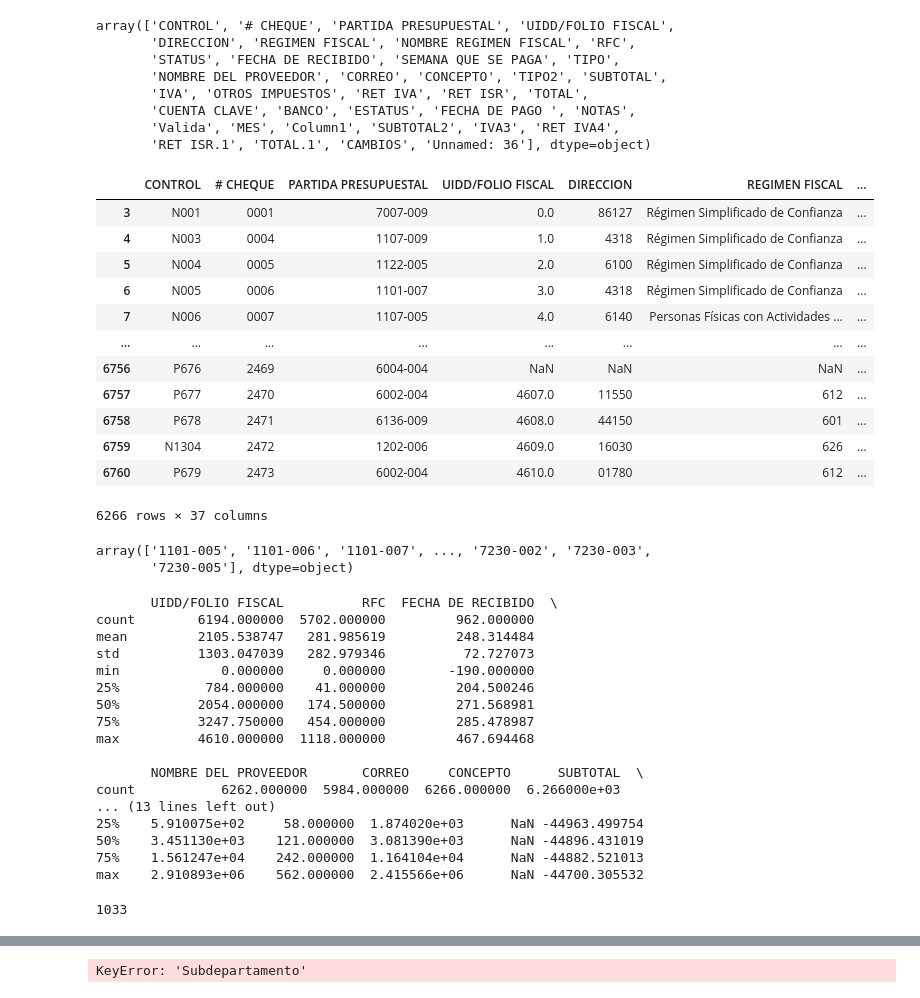
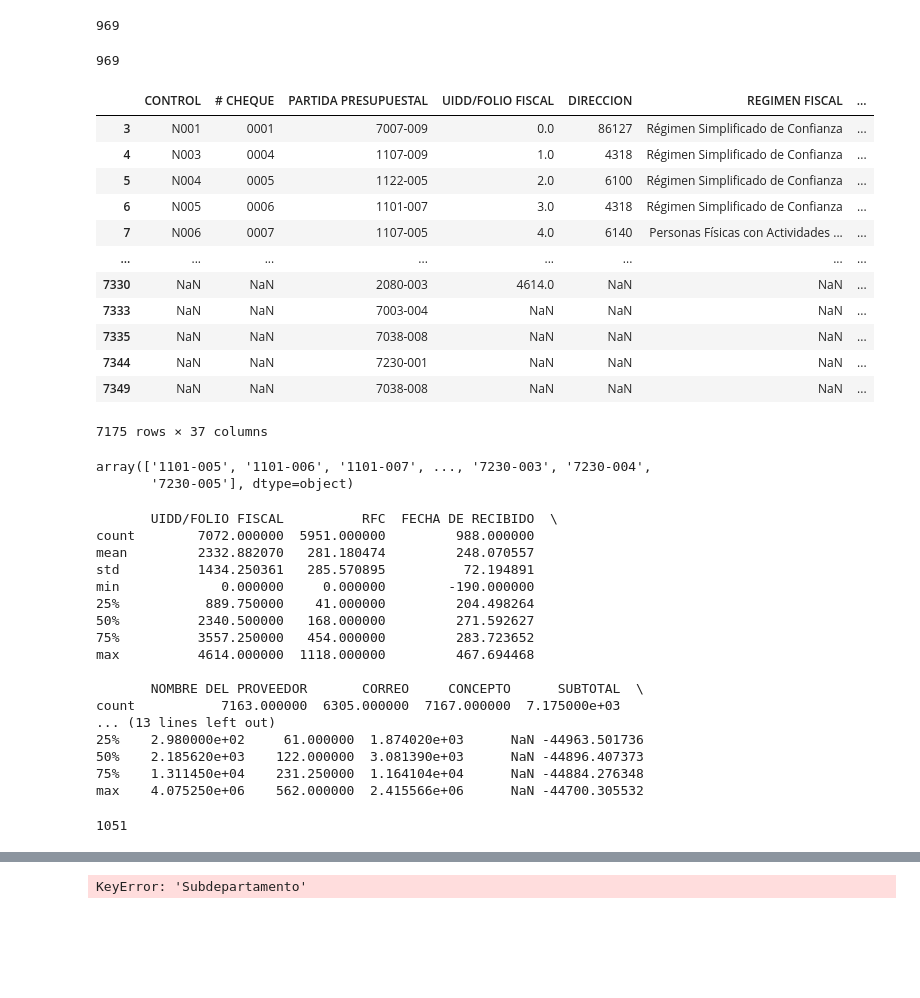
Before and after one commit to BertecM/Explore-proy, a Jupyter notebook: pryoecto.ipynb, the cells around one changed output, grey strips where cells are left out. Saved outputs shown, nothing was run; the diff lists cells and outputs as text; code cells hidden in the pictures; blank space fills up the shorter version.

```diff
--- a/pryoecto.ipynb
+++ b/pryoecto.ipynb
@@ -8,58 +8,56 @@ import numpy as np
 df_resumen = pd.read_excel("data/CR EJEMPLO MOD.xlsx", sheet_name="Data")
 #df_detalle = pd.read_excel("pf excel.xlsx", sheet_name="Sheet2")
 df_resumen.columns.values
+print(df_resumen['FECHA DE PAGO '].isnull().sum())
 # %% [output]
-array(['CONTROL', '# CHEQUE', 'PARTIDA PRESUPUESTAL', 'UIDD/FOLIO FISCAL',
-       'DIRECCION', 'REGIMEN FISCAL', 'NOMBRE REGIMEN FISCAL', 'RFC',
-       'STATUS', 'FECHA DE RECIBIDO', 'SEMANA QUE SE PAGA', 'TIPO',
-       'NOMBRE DEL PROVEEDOR', 'CORREO', 'CONCEPTO', 'TIPO2', 'SUBTOTAL',
-       'IVA', 'OTROS IMPUESTOS', 'RET IVA', 'RET ISR', 'TOTAL',
-       'CUENTA CLAVE', 'BANCO', 'ESTATUS', 'FECHA DE PAGO ', 'NOTAS',
-       'Valida', 'MES', 'Column1', 'SUBTOTAL2', 'IVA3', 'RET IVA4',
-       'RET ISR.1', 'TOTAL.1', 'CAMBIOS', 'Unnamed: 36'], dtype=object)
+969
 # %%
 # Eliminar filas vacías o irrelevantes en df_resumen
 df_numeros = df_resumen.dropna(subset=["TIPO", "Valida", "TIPO","TOTAL","FECHA DE PAGO ","SUBTOTAL","PARTIDA PRESUPUESTAL"], how='all')
+print(df_numeros['FECHA DE PAGO '].isnull().sum())
+
+# Asegurar que los datos numéricos estén en el formato correcto
+df_numeros["FECHA DE PAGO "]=df_numeros["FECHA DE PAGO "].fillna(method="pad")
+df_numeros = df_numeros[pd.to_numeric(df_numeros['FECHA DE PAGO '], errors='coerce').notna()]
 
 
-# Asegurar que los datos numéricos estén en el formato correcto
-df_numeros = df_numeros[pd.to_numeric(df_numeros['FECHA DE PAGO '], errors='coerce').notna()]
 df_numeros=df_numeros.loc[df_numeros["FECHA DE PAGO "] != -45168, :]
 cuentas=df_numeros["PARTIDA PRESUPUESTAL"].unique()
 cuentas.sort()
 cuentas=cuentas[:-9]
 df_numeros=df_numeros[df_numeros['PARTIDA PRESUPUESTAL'].isin(cuentas)]
 #df_numeros=df_numeros.loc[df_numeros["Valida"] != "Balance", :]
 df_numeros["FECHA DE PAGO "]=df_numeros["FECHA DE PAGO "]-df_numeros["FECHA DE PAGO "].min()
-df_numeros=df_numeros.loc[df_numeros["FECHA DE PAGO "] >= 0, :]
+#df_numeros=df_numeros.loc[df_numeros["FECHA DE PAGO "] >= 0, :]
 df_numeros = df_numeros.dropna(subset=['TOTAL'])
 df_numeros = df_numeros.dropna(subset=['SUBTOTAL'])
 df_numeros = df_numeros.dropna(subset=['PARTIDA PRESUPUESTAL'])
 
 
 display(df_numeros)
 #np.sum(df_numeros["SUBTOTAL"])
 cuentas
 # %% [output]
+969
 |  | CONTROL | # CHEQUE | PARTIDA PRESUPUESTAL | UIDD/FOLIO FISCAL | DIRECCION | REGIMEN FISCAL | ... |
 | 3 | N001 | 0001 | 7007-009 | 0.0 | 86127 | Régimen Simplificado de Confianza | ... |
 | 4 | N003 | 0004 | 1107-009 | 1.0 | 4318 | Régimen Simplificado de Confianza | ... |
 | 5 | N004 | 0005 | 1122-005 | 2.0 | 6100 | Régimen Simplificado de Confianza | ... |
 | 6 | N005 | 0006 | 1101-007 | 3.0 | 4318 | Régimen Simplificado de Confianza | ... |
 | 7 | N006 | 0007 | 1107-005 | 4.0 | 6140 | Personas Físicas con Actividades ... | ... |
 | ... | ... | ... | ... | ... | ... | ... | ... |
-| 6756 | P676 | 2469 | 6004-004 | NaN | NaN | NaN | ... |
-| 6757 | P677 | 2470 | 6002-004 | 4607.0 | 11550 | 612 | ... |
-| 6758 | P678 | 2471 | 6136-009 | 4608.0 | 44150 | 601 | ... |
-| 6759 | N1304 | 2472 | 1202-006 | 4609.0 | 16030 | 626 | ... |
-| 6760 | P679 | 2473 | 6002-004 | 4610.0 | 01780 | 612 | ... |
+| 7330 | NaN | NaN | 2080-003 | 4614.0 | NaN | NaN | ... |
+| 7333 | NaN | NaN | 7003-004 | NaN | NaN | NaN | ... |
+| 7335 | NaN | NaN | 7038-008 | NaN | NaN | NaN | ... |
+| 7344 | NaN | NaN | 7230-001 | NaN | NaN | NaN | ... |
+| 7349 | NaN | NaN | 7038-008 | NaN | NaN | NaN | ... |
-6266 rows × 37 columns
-array(['1101-005', '1101-006', '1101-007', ..., '7230-002', '7230-003',
-       '7230-005'], dtype=object)
+7175 rows × 37 columns
+array(['1101-005', '1101-006', '1101-007', ..., '7230-003', '7230-004',
+       '7230-005'], dtype=object)
 # %%
 # Resumen general
 print(df_numeros.describe())
-df_numeros = df_numeros.dropna(subset=['Valida'])
+#df_numeros = df_numeros.dropna(subset=['Valida'])
 
 # Departamentos únicos
 len(df_numeros["Valida"].unique())
@@ -67,23 +65,23 @@ len(df_numeros["Valida"].unique())
 #len(df_limpio["Valida"].unique())
 # %% [output]
        UIDD/FOLIO FISCAL          RFC  FECHA DE RECIBIDO  \
-count        6194.000000  5702.000000         962.000000
-mean         2105.538747   281.985619         248.314484
-std          1303.047039   282.979346          72.727073
+count        7072.000000  5951.000000         988.000000
+mean         2332.882070   281.180474         248.070557
+std          1434.250361   285.570895          72.194891
 min             0.000000     0.000000        -190.000000
-25%           784.000000    41.000000         204.500246
-50%          2054.000000   174.500000         271.568981
-75%          3247.750000   454.000000         285.478987
-max          4610.000000  1118.000000         467.694468
+25%           889.750000    41.000000         204.498264
+50%          2340.500000   168.000000         271.592627
+75%          3557.250000   454.000000         283.723652
+max          4614.000000  1118.000000         467.694468
 
        NOMBRE DEL PROVEEDOR       CORREO     CONCEPTO      SUBTOTAL  \
-count           6262.000000  5984.000000  6266.000000  6.266000e+03
+count           7163.000000  6305.000000  7167.000000  7.175000e+03
 ... (13 lines left out)
-25%    5.910075e+02     58.000000  1.874020e+03      NaN -44963.499754
-50%    3.451130e+03    121.000000  3.081390e+03      NaN -44896.431019
-75%    1.561247e+04    242.000000  1.164104e+04      NaN -44882.521013
-max    2.910893e+06    562.000000  2.415566e+06      NaN -44700.305532
+25%    2.980000e+02     61.000000  1.874020e+03      NaN -44963.501736
+50%    2.185620e+03    122.000000  3.081390e+03      NaN -44896.407373
+75%    1.311450e+04    231.250000  1.164104e+04      NaN -44884.276348
+max    4.075250e+06    562.000000  2.415566e+06      NaN -44700.305532
-1033
+1051
 # %%
 # Crear la nueva columna tomando solo la parte antes del guion
 df_numeros['Cuentasb'] = df_numeros['PARTIDA PRESUPUESTAL'].str.split('-').str[0]
```
Also changed, not shown: parts of 10 cells of this notebook.
